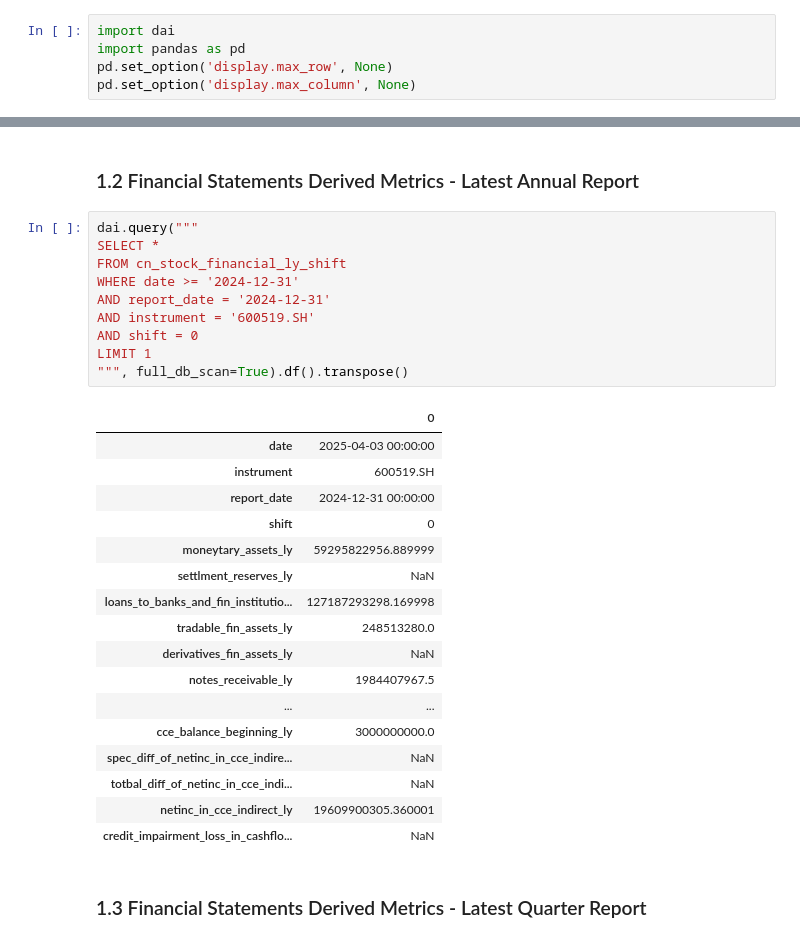
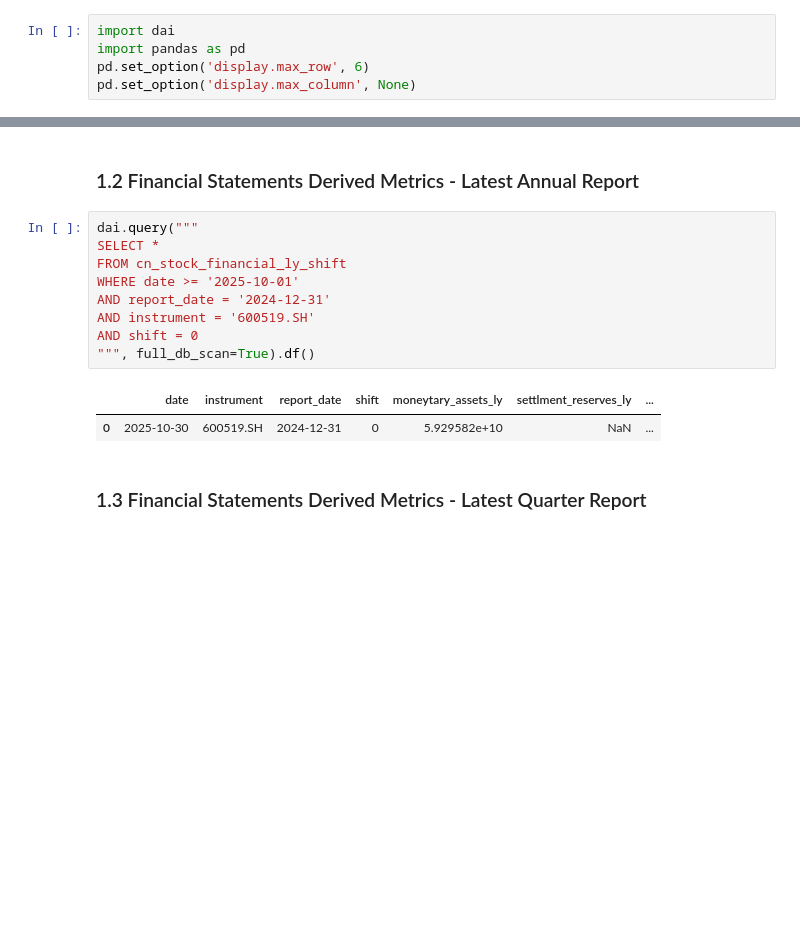
Before and after one commit to zhangfan9607243/BigQuant_Resources_Collection, a Jupyter notebook: BigQuant_Resources_Collection/Data_Collection/Data_Summary/Chinese_Mainland_Data/Stock_Data/Stock_Company_Data/Stock_Financial_Data/Stock_Financial_Derived_Data.ipynb, the cells around one changed output, grey strips where cells are left out. Cells and saved outputs as stored; diff of their text form; blank space fills up the shorter version.

```diff
--- a/BigQuant_Resources_Collection/Data_Collection/Data_Summary/Chinese_Mainland_Data/Stock_Data/Stock_Company_Data/Stock_Financial_Data/Stock_Financial_Derived_Data.ipynb
+++ b/BigQuant_Resources_Collection/Data_Collection/Data_Summary/Chinese_Mainland_Data/Stock_Data/Stock_Company_Data/Stock_Financial_Data/Stock_Financial_Derived_Data.ipynb
@@ -3,7 +3,7 @@
 # %%
 import dai
 import pandas as pd
-pd.set_option('display.max_row', None)
+pd.set_option('display.max_row', 6)
 pd.set_option('display.max_column', None)
 # %% [markdown]
 ## 1. Financial Statements Derived Metrics
@@ -41,31 +26,15 @@ AND shift = 0
 # %%
 dai.query("""
 SELECT *
 FROM cn_stock_financial_ly_shift
-WHERE date >= '2024-12-31'
+WHERE date >= '2025-10-01'
 AND report_date = '2024-12-31'
 AND instrument = '600519.SH'
 AND shift = 0
-LIMIT 1
-""", full_db_scan=True).df().transpose()
+""", full_db_scan=True).df()
 # %% [output]
-|  | 0 |
-| date | 2025-04-03 00:00:00 |
-| instrument | 600519.SH |
-| report_date | 2024-12-31 00:00:00 |
-| shift | 0 |
-| moneytary_assets_ly | 59295822956.889999 |
-| settlment_reserves_ly | NaN |
-| loans_to_banks_and_fin_institutio... | 127187293298.169998 |
-| tradable_fin_assets_ly | 248513280.0 |
-| derivatives_fin_assets_ly | NaN |
-| notes_receivable_ly | 1984407967.5 |
-| ... | ... |
-| cce_balance_beginning_ly | 3000000000.0 |
-| spec_diff_of_netinc_in_cce_indire... | NaN |
-| totbal_diff_of_netinc_in_cce_indi... | NaN |
-| netinc_in_cce_indirect_ly | 19609900305.360001 |
-| credit_impairment_loss_in_cashflo... | NaN |
+|  | date | instrument | report_date | shift | moneytary_assets_ly | settlment_reserves_ly | ... |
+| 0 | 2025-10-30 | 600519.SH | 2024-12-31 | 0 | 5.929582e+10 | NaN | ... |
 # %% [markdown]
 ### 1.3 Financial Statements Derived Metrics - Latest Quarter Report
 # %%
```
Also changed, not shown: parts of 4 cells of this notebook, 9 other files.
